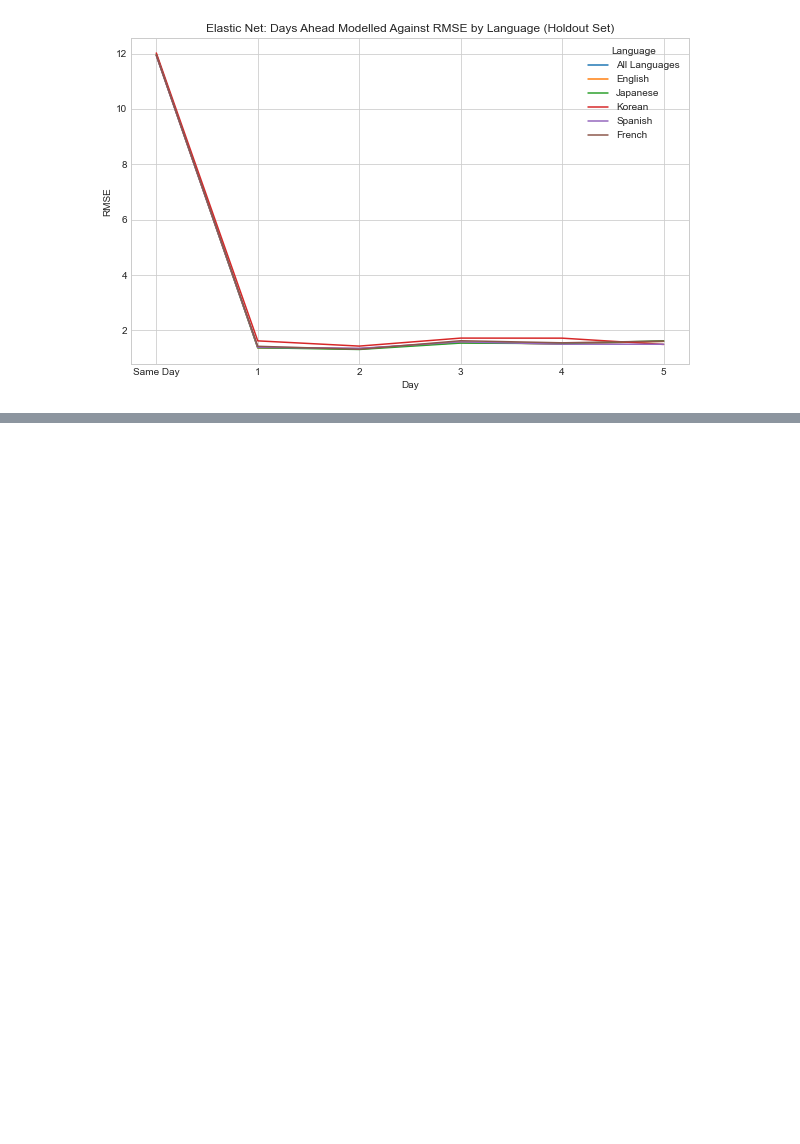
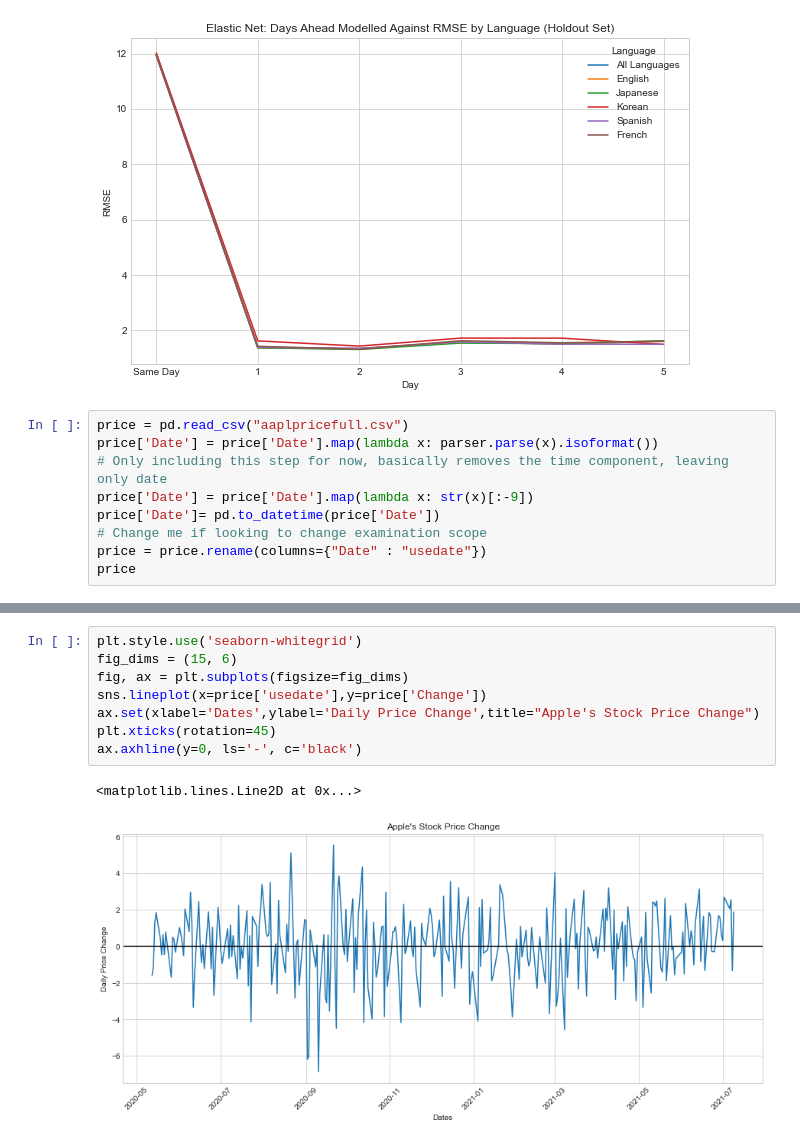
Before and after one commit to nathanindrakumar/Final_Project, a Jupyter notebook: Untitled1.ipynb, the cells around one changed output, grey strips where cells are left out. Cells and saved outputs as stored; diff of their text form; blank space fills up the shorter version.

```diff
--- a/Untitled1.ipynb
+++ b/Untitled1.ipynb
@@ -484,3 +484,12 @@ ax.set(xlabel='Day',ylabel='RMSE',title='Elastic Net: Days Ahead Modelled Agains
  Text(0, 0.5, 'RMSE'),
  Text(0.5, 1.0, 'Elastic Net: Days Ahead Modelled Against RMSE by Language (Holdout Set)')]
 [figure]
+# %%
+price = pd.read_csv("aaplpricefull.csv")
+price['Date'] = price['Date'].map(lambda x: parser.parse(x).isoformat())
+# Only including this step for now, basically removes the time component, leaving only date
+price['Date'] = price['Date'].map(lambda x: str(x)[:-9])
+price['Date']= pd.to_datetime(price['Date'])
+# Change me if looking to change examination scope
+price = price.rename(columns={"Date" : "usedate"})
+price
@@ -486,0 +510,11 @@ ax.set(xlabel='Day',ylabel='RMSE',title='Elastic Net: Days Ahead Modelled Agains
+# %%
+plt.style.use('seaborn-whitegrid')
+fig_dims = (15, 6)
+fig, ax = plt.subplots(figsize=fig_dims)
+sns.lineplot(x=price['usedate'],y=price['Change'])
+ax.set(xlabel='Dates',ylabel='Daily Price Change',title="Apple's Stock Price Change")
+plt.xticks(rotation=45)
+ax.axhline(y=0, ls='-', c='black')
+# %% [output]
+<matplotlib.lines.Line2D at 0x...>
+[figure, added]
```
Also changed, not shown: parts of 2 cells of this notebook, 22 other files.
